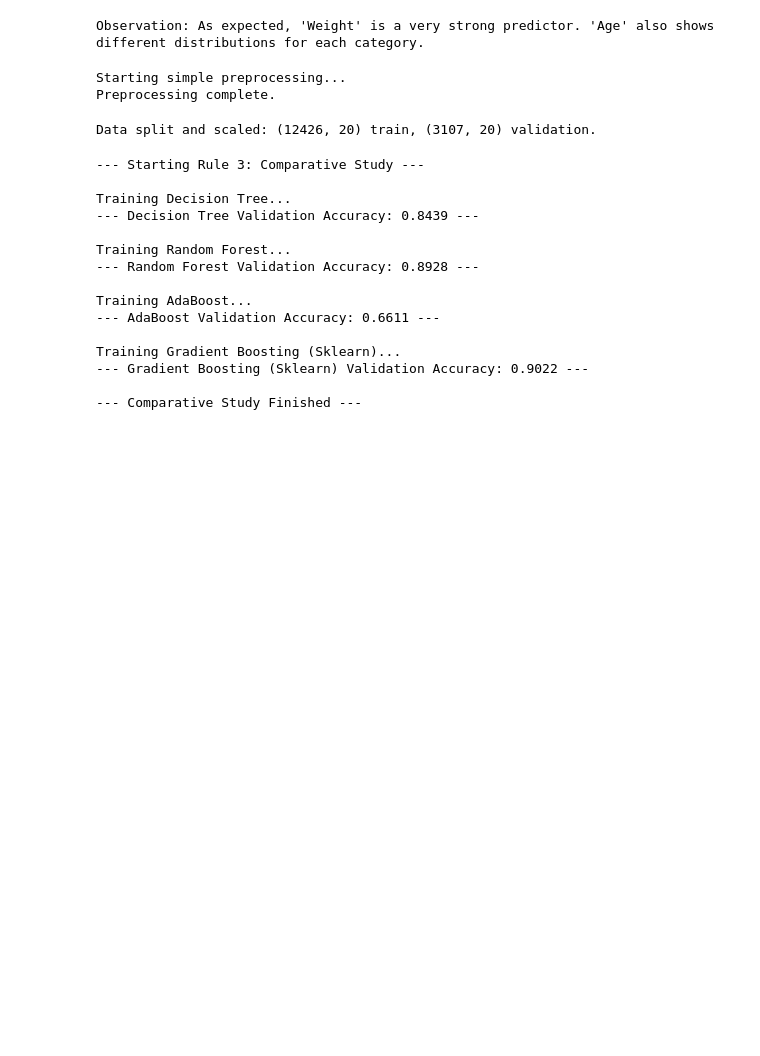
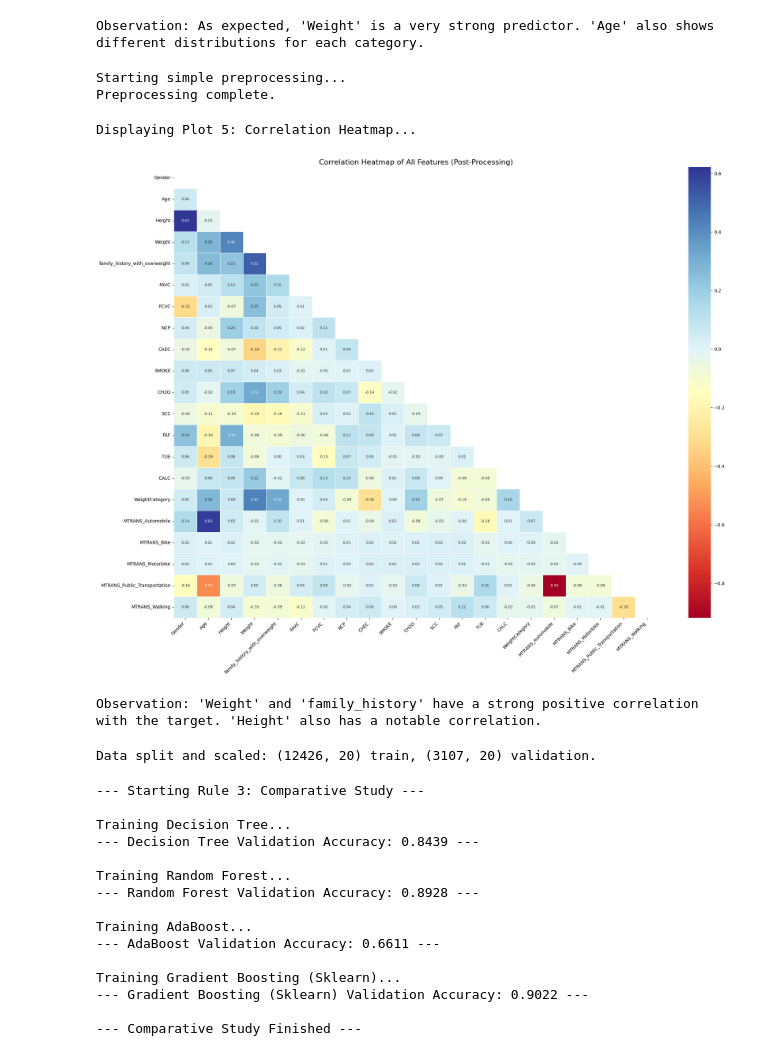
Before and after one commit to Rishabhdew/Obesity-Evaluation-, a Jupyter notebook: final_ml.ipynb, the cells around one changed output. Drawn from its saved outputs; the diff is of its cells as text; code cells hidden in the pictures; blank space fills up the shorter version.

```diff
--- a/final_ml.ipynb
+++ b/final_ml.ipynb
@@ -279,6 +268,30 @@ print("Preprocessing complete.")
 # %% [output]
 Starting simple preprocessing...
 Preprocessing complete.
+# %%
+print("Displaying Plot 5: Correlation Heatmap...")
+plt.figure(figsize=(24, 18))
+corr_matrix = train_df.corr() # This correctly uses the processed 'train_df'
+# Mask for upper triangle
+mask = np.triu(np.ones_like(corr_matrix, dtype=bool))
+sns.heatmap(
+    corr_matrix,
+    mask=mask,
+    annot=True,
+    fmt='.2f',
+    cmap='RdYlBu',
+    linewidths=0.5,
+    annot_kws={"size": 8} # Smaller font size
+)
+plt.title('Correlation Heatmap of All Features (Post-Processing)', fontsize=16)
+plt.xticks(rotation=45, ha='right')
+plt.yticks(rotation=0)
+plt.show()
+print("Observation: 'Weight' and 'family_history' have a strong positive correlation with the target. 'Height' also has a notable correlation.")
+# %% [output]
+Displaying Plot 5: Correlation Heatmap...
+[figure, added]
+Observation: 'Weight' and 'family_history' have a strong positive correlation with the target. 'Height' also has a notable correlation.
 # %%
 # ---
 # Step 3: Split the Data
```
Also changed, not shown: parts of 2 cells of this notebook.
